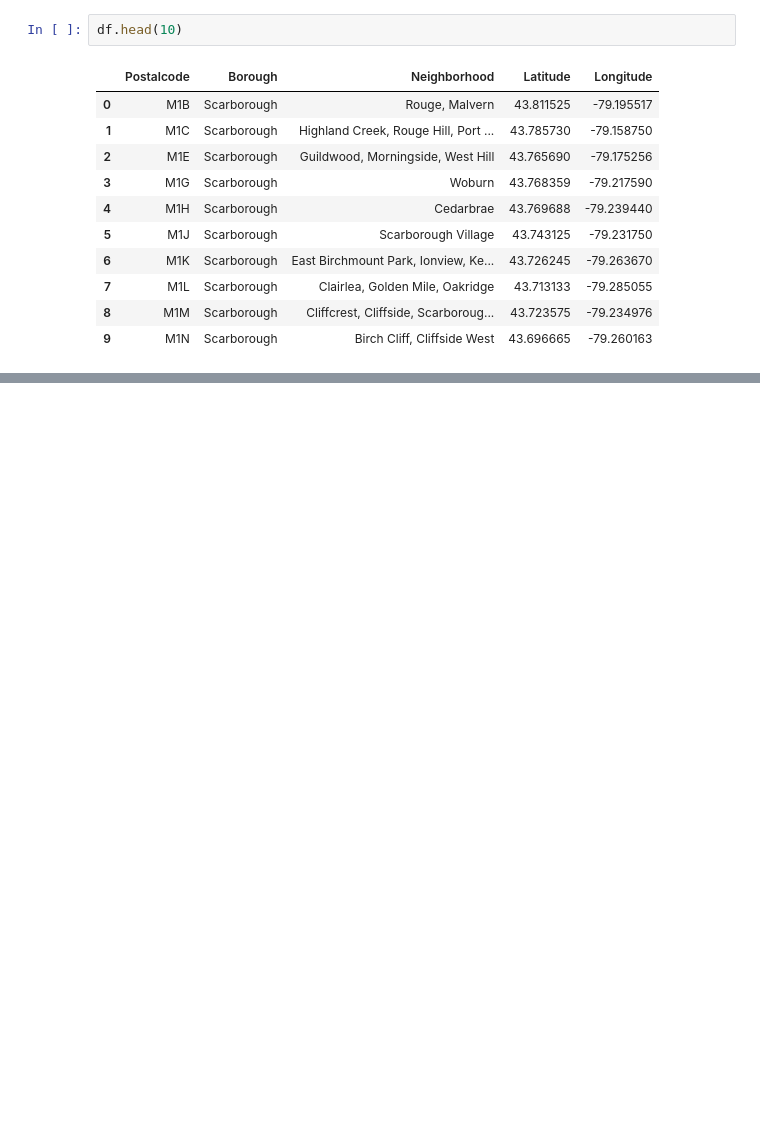
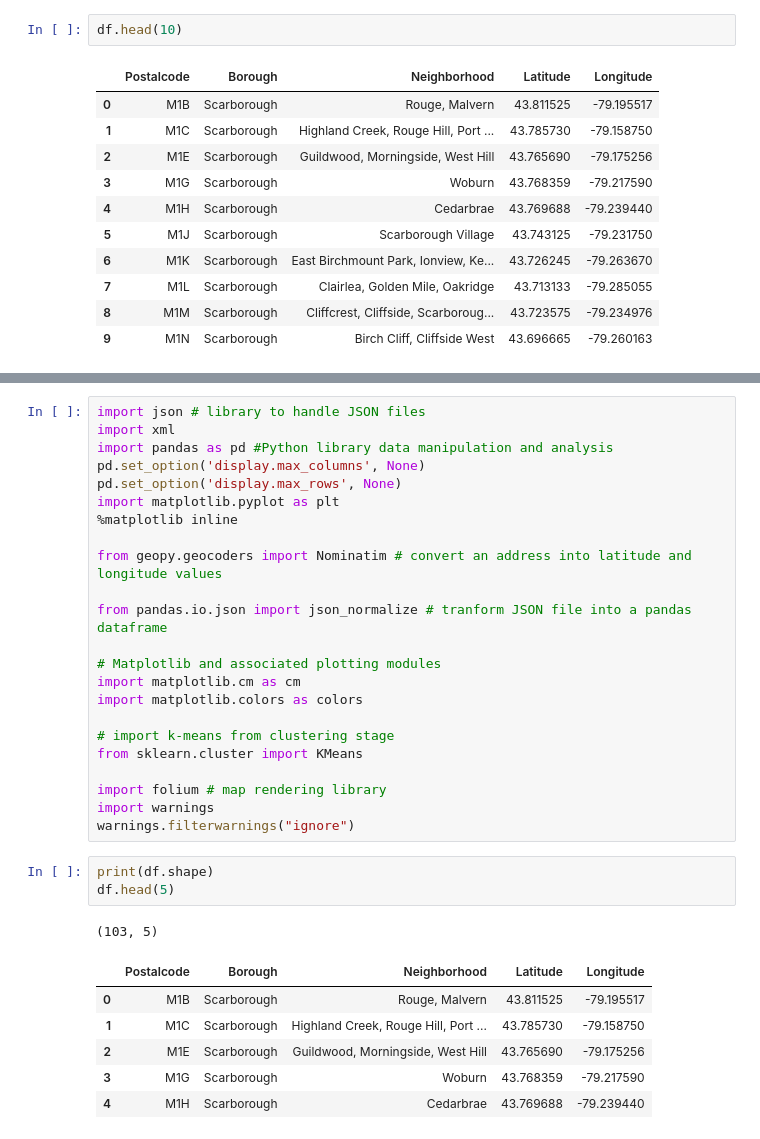
Before and after one commit to Harshith-S/Segmenting-and-Clustering-Neighborhoods-in-Toronto, a Jupyter notebook: Neighborhood.ipynb, the cells around one changed output, grey strips where cells are left out. Drawn from its saved outputs; the diff is of its cells as text; blank space fills up the shorter version.

```diff
--- a/Neighborhood.ipynb
+++ b/Neighborhood.ipynb
@@ -130,0 +173,34 @@ df.head(10)
+# %%
+import json # library to handle JSON files
+import xml
+import pandas as pd #Python library data manipulation and analysis
+pd.set_option('display.max_columns', None)
+pd.set_option('display.max_rows', None)
+import matplotlib.pyplot as plt
+%matplotlib inline
+
+from geopy.geocoders import Nominatim # convert an address into latitude and longitude values
+
+from pandas.io.json import json_normalize # tranform JSON file into a pandas dataframe
+
+# Matplotlib and associated plotting modules
+import matplotlib.cm as cm
+import matplotlib.colors as colors
+
+# import k-means from clustering stage
+from sklearn.cluster import KMeans
+
+import folium # map rendering library
+import warnings
+warnings.filterwarnings("ignore")
+# %%
+print(df.shape)
+df.head(5)
+# %% [output]
+(103, 5)
+|  | Postalcode | Borough | Neighborhood | Latitude | Longitude |
+| 0 | M1B | Scarborough | Rouge, Malvern | 43.811525 | -79.195517 |
+| 1 | M1C | Scarborough | Highland Creek, Rouge Hill, Port ... | 43.785730 | -79.158750 |
+| 2 | M1E | Scarborough | Guildwood, Morningside, West Hill | 43.765690 | -79.175256 |
+| 3 | M1G | Scarborough | Woburn | 43.768359 | -79.217590 |
+| 4 | M1H | Scarborough | Cedarbrae | 43.769688 | -79.239440 |
```
Also changed, not shown: parts of 33 cells of this notebook.
